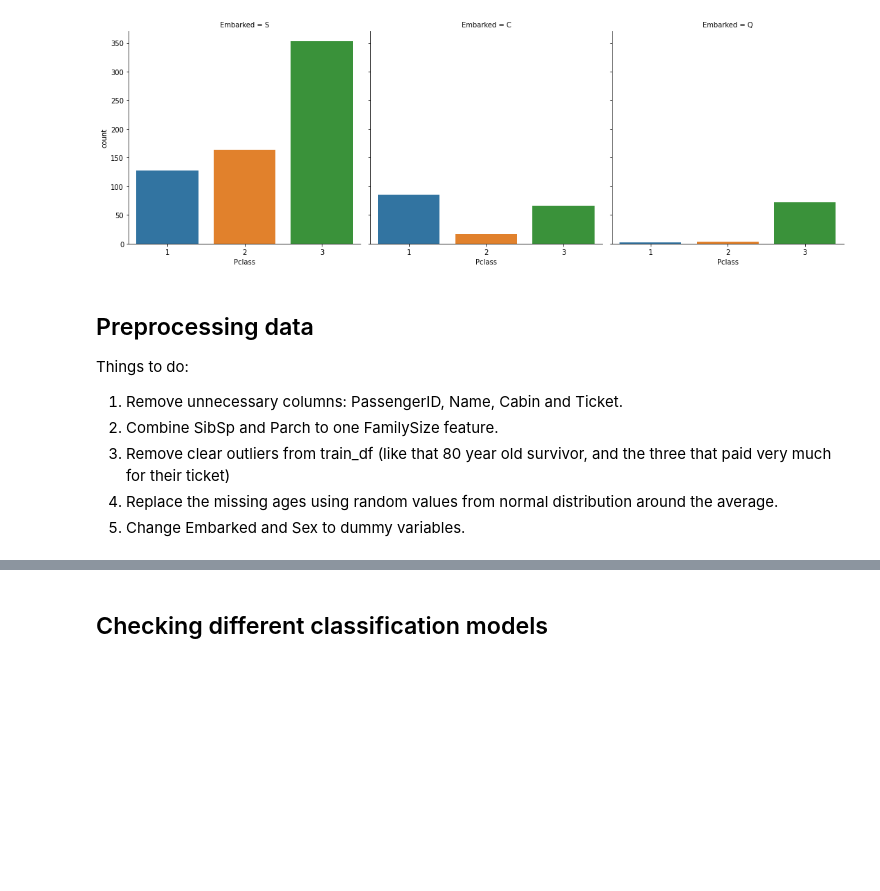
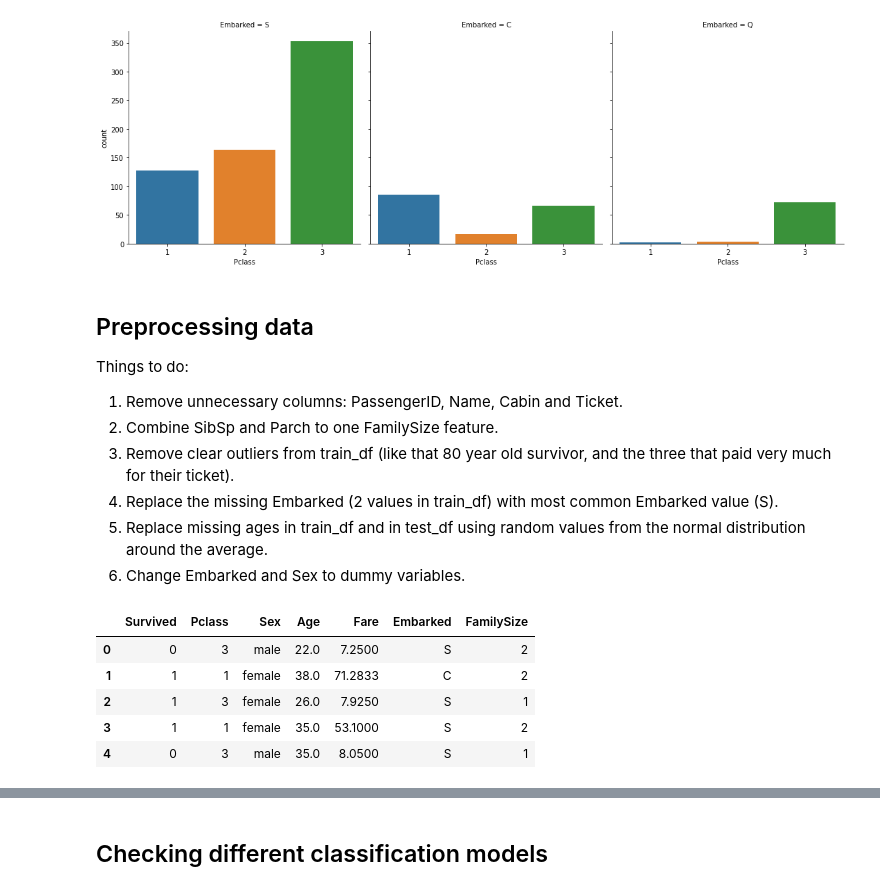
Before and after one commit to sarogov/Kaggle-competitions, a Jupyter notebook: Titanic/KaggleTitanic.ipynb, the cells around one changed output, grey strips where cells are left out. Cells and saved outputs as stored; diff of their text form; code cells hidden in the pictures; blank space fills up the shorter version.

Commit message:
Update KaggleTitanic.ipynb
Continued preprosessing data and fixed some errors.

```diff
--- a/Titanic/KaggleTitanic.ipynb
+++ b/Titanic/KaggleTitanic.ipynb
@@ -394,13 +395,14 @@ plt.show();
 Things to do:
 1. Remove unnecessary columns: PassengerID, Name, Cabin and Ticket.
 2. Combine SibSp and Parch to one FamilySize feature.
-3. Remove clear outliers from train_df (like that 80 year old survivor, and the three that paid very much for their ticket)
-4. Replace the missing ages using random values from normal distribution around the average.
-5. Change Embarked and Sex to dummy variables.
+3. Remove clear outliers from train_df (like that 80 year old survivor, and the three that paid very much for their ticket).
+4. Replace the missing Embarked (2 values in train_df) with most common Embarked value (S).
+5. Replace missing ages in train_df and in test_df using random values from the normal distribution around the average.
+6. Change Embarked and Sex to dummy variables.
 # %%
 #removing unnecessary columns
-train_df = train_df.drop(['PassengerID', 'Name', 'Ticket', 'Cabin'], axis=1)
-test_df = test_df.drop(['Name','Ticket', 'Cabin'], axis=1)
+train_df = train_df.drop(['PassengerId', 'Name', 'Ticket', 'Cabin'], axis=1)
+test_df = test_df.drop(['Name','Ticket', 'Cabin'], axis=1) #Here we do not remove PassengerID because it is needed when we submit our results to Kaggle.
 # %%
 #combining SibSp and Parch
 train_df['FamilySize']=train_df['SibSp']+train_df['Parch']+1 # +1 because familysize 0 for singles sounds weird
@@ -408,2 +410,11 @@ test_df['FamilySize']=test_df['SibSp']+train_df['Parch']+1
 train_df = train_df.drop(['SibSp', 'Parch'], axis = 1)
 test_df = test_df.drop(['SibSp', 'Parch'], axis = 1)
+# %%
+train_df.head()
+# %% [output]
+|  | Survived | Pclass | Sex | Age | Fare | Embarked | FamilySize |
+| 0 | 0 | 3 | male | 22.0 | 7.2500 | S | 2 |
+| 1 | 1 | 1 | female | 38.0 | 71.2833 | C | 2 |
+| 2 | 1 | 3 | female | 26.0 | 7.9250 | S | 1 |
+| 3 | 1 | 1 | female | 35.0 | 53.1000 | S | 2 |
+| 4 | 0 | 3 | male | 35.0 | 8.0500 | S | 1 |
```
Also changed, not shown: parts of 17 cells of this notebook.
